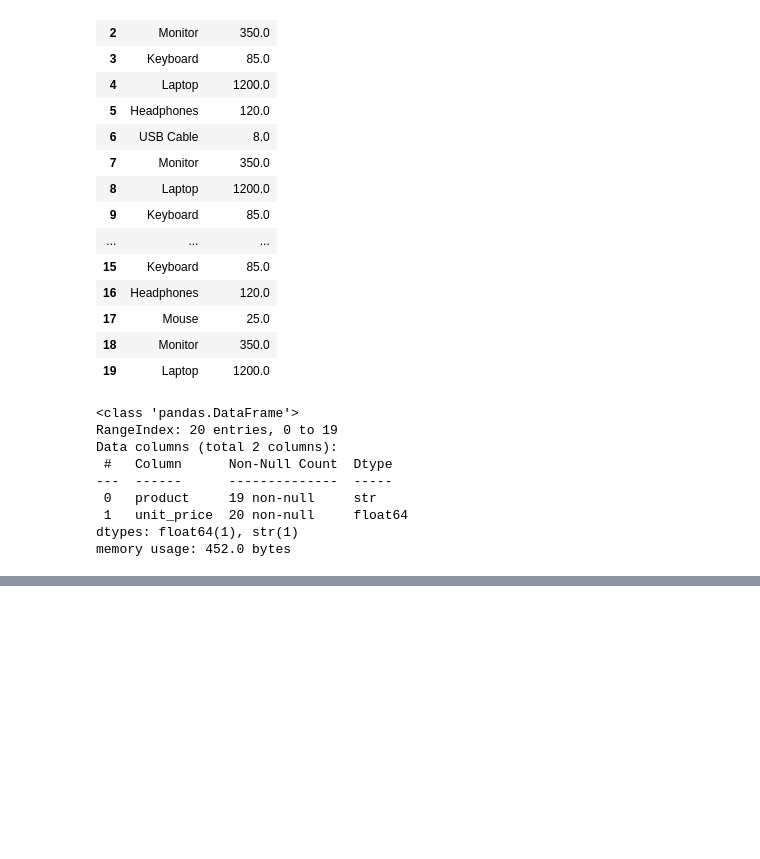
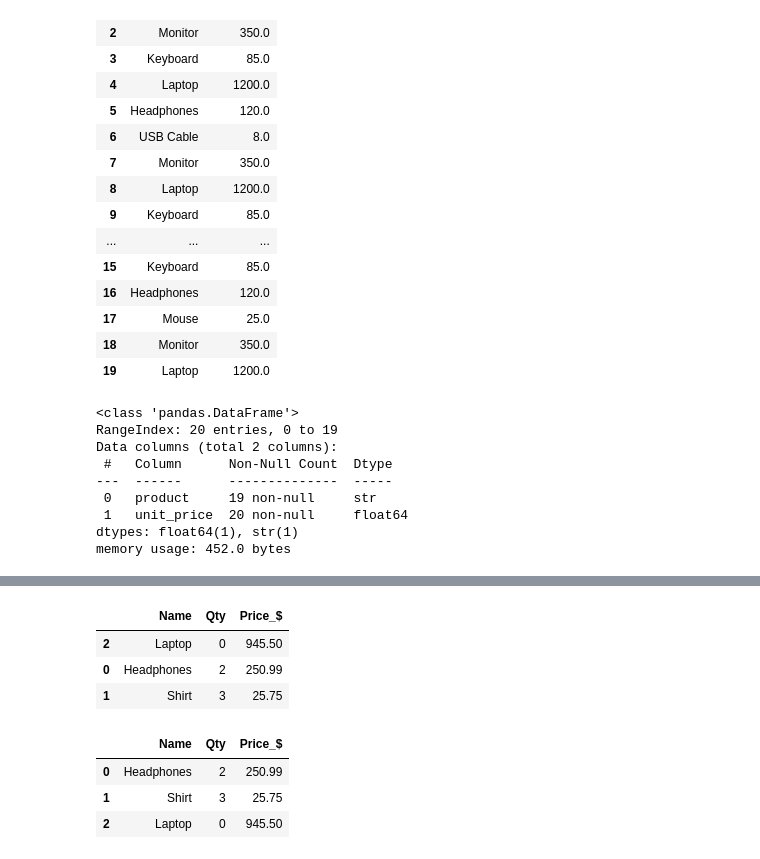
Before and after one commit to israel-oye/Python-Class-Batches, a Jupyter notebook: App-Based-Python/Batch-14A/Pandas/main.ipynb, the cells around one changed output, grey strips where cells are left out. Saved outputs shown, nothing was run; the diff lists cells and outputs as text; code cells hidden in the pictures; blank space fills up the shorter version.

```diff
--- a/App-Based-Python/Batch-14A/Pandas/main.ipynb
+++ b/App-Based-Python/Batch-14A/Pandas/main.ipynb
@@ -339,0 +481,22 @@ df.head()
+# %%
+products_data = {
+    "Name": ["Headphones", "Shirt", 'Laptop'],
+    "Qty": [2, 3, 0],
+    "Price_$": [250.99, 25.75, 945.50],
+}
+
+df = pd.DataFrame(products_data)
+
+df.sort_values("Price_$")
+display(df.sort_values("Qty", inplace=False))
+
+display(df)
+# %% [output]
+|  | Name | Qty | Price_$ |
+| 2 | Laptop | 0 | 945.50 |
+| 0 | Headphones | 2 | 250.99 |
+| 1 | Shirt | 3 | 25.75 |
+|  | Name | Qty | Price_$ |
+| 0 | Headphones | 2 | 250.99 |
+| 1 | Shirt | 3 | 25.75 |
+| 2 | Laptop | 0 | 945.50 |
```
Also changed, not shown: parts of 12 cells of this notebook, 3 other files.
